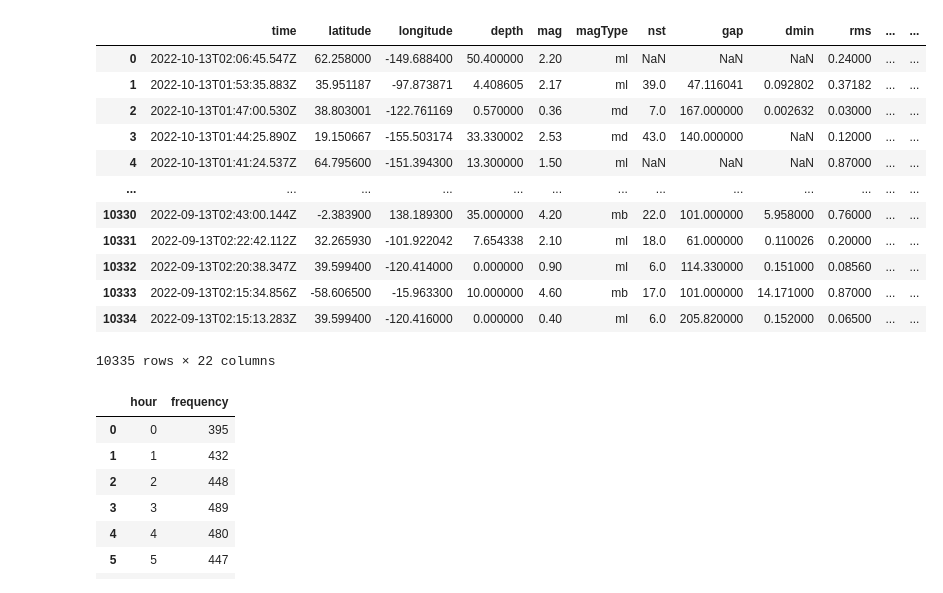
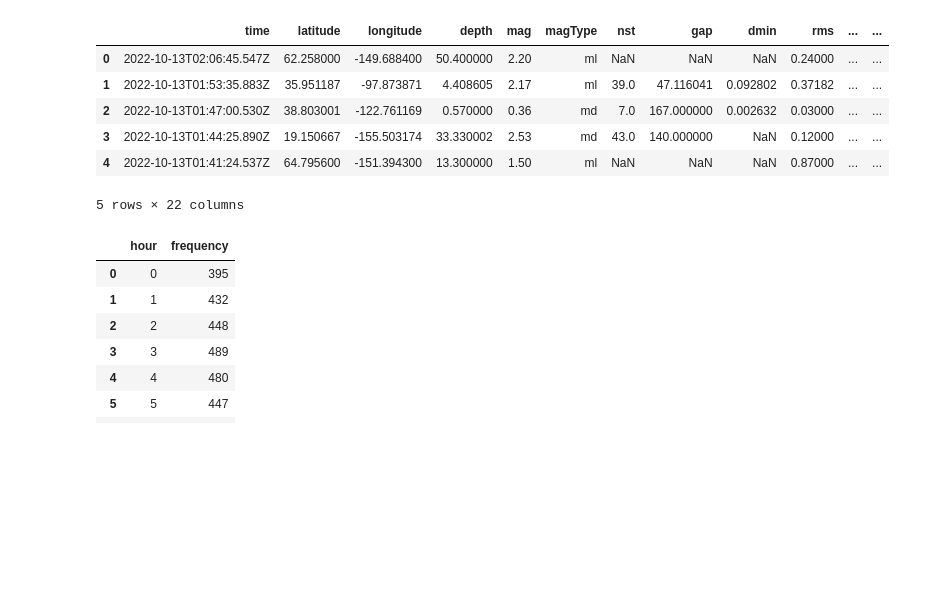
Before and after one commit to usuajiayako/DataScienceWeek3, a Jupyter notebook: data_visualisation_assignment.ipynb, the cells around one changed output. Saved outputs shown, nothing was run; the diff lists cells and outputs as text; code cells hidden in the pictures; blank space fills up the shorter version.

```diff
--- a/data_visualisation_assignment.ipynb
+++ b/data_visualisation_assignment.ipynb
@@ -4,21 +4,15 @@ import matplotlib.pyplot as plt
 import pandas as pd
 # %%
 earthquake_df = pd.read_csv("all_month.csv")
-earthquake_df
+earthquake_df.head()
 # %% [output]
 |  | time | latitude | longitude | depth | mag | magType | nst | gap | dmin | rms | ... | ... |
 | 0 | 2022-10-13T02:06:45.547Z | 62.258000 | -149.688400 | 50.400000 | 2.20 | ml | NaN | NaN | NaN | 0.24000 | ... | ... |
 | 1 | 2022-10-13T01:53:35.883Z | 35.951187 | -97.873871 | 4.408605 | 2.17 | ml | 39.0 | 47.116041 | 0.092802 | 0.37182 | ... | ... |
 | 2 | 2022-10-13T01:47:00.530Z | 38.803001 | -122.761169 | 0.570000 | 0.36 | md | 7.0 | 167.000000 | 0.002632 | 0.03000 | ... | ... |
 | 3 | 2022-10-13T01:44:25.890Z | 19.150667 | -155.503174 | 33.330002 | 2.53 | md | 43.0 | 140.000000 | NaN | 0.12000 | ... | ... |
 | 4 | 2022-10-13T01:41:24.537Z | 64.795600 | -151.394300 | 13.300000 | 1.50 | ml | NaN | NaN | NaN | 0.87000 | ... | ... |
-| ... | ... | ... | ... | ... | ... | ... | ... | ... | ... | ... | ... | ... |
-| 10330 | 2022-09-13T02:43:00.144Z | -2.383900 | 138.189300 | 35.000000 | 4.20 | mb | 22.0 | 101.000000 | 5.958000 | 0.76000 | ... | ... |
-| 10331 | 2022-09-13T02:22:42.112Z | 32.265930 | -101.922042 | 7.654338 | 2.10 | ml | 18.0 | 61.000000 | 0.110026 | 0.20000 | ... | ... |
-| 10332 | 2022-09-13T02:20:38.347Z | 39.599400 | -120.414000 | 0.000000 | 0.90 | ml | 6.0 | 114.330000 | 0.151000 | 0.08560 | ... | ... |
-| 10333 | 2022-09-13T02:15:34.856Z | -58.606500 | -15.963300 | 10.000000 | 4.60 | mb | 17.0 | 101.000000 | 14.171000 | 0.87000 | ... | ... |
-| 10334 | 2022-09-13T02:15:13.283Z | 39.599400 | -120.416000 | 0.000000 | 0.40 | ml | 6.0 | 205.820000 | 0.152000 | 0.06500 | ... | ... |
-10335 rows × 22 columns
+5 rows × 22 columns
 # %%
 # loading a data
 earthquake_df = pd.read_csv("all_month.csv")
```
Also changed, not shown: parts of 2 cells of this notebook, 2 other files.
